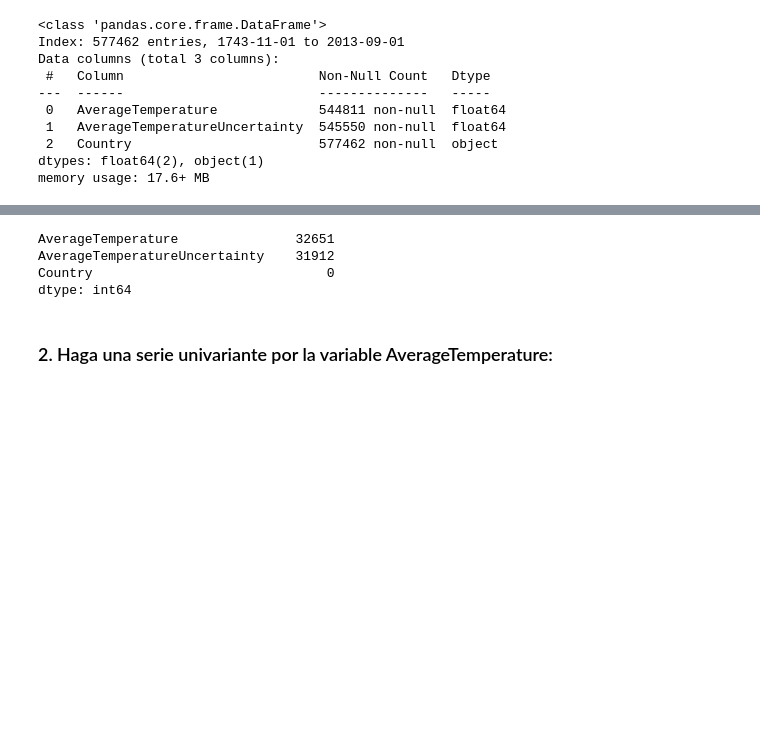
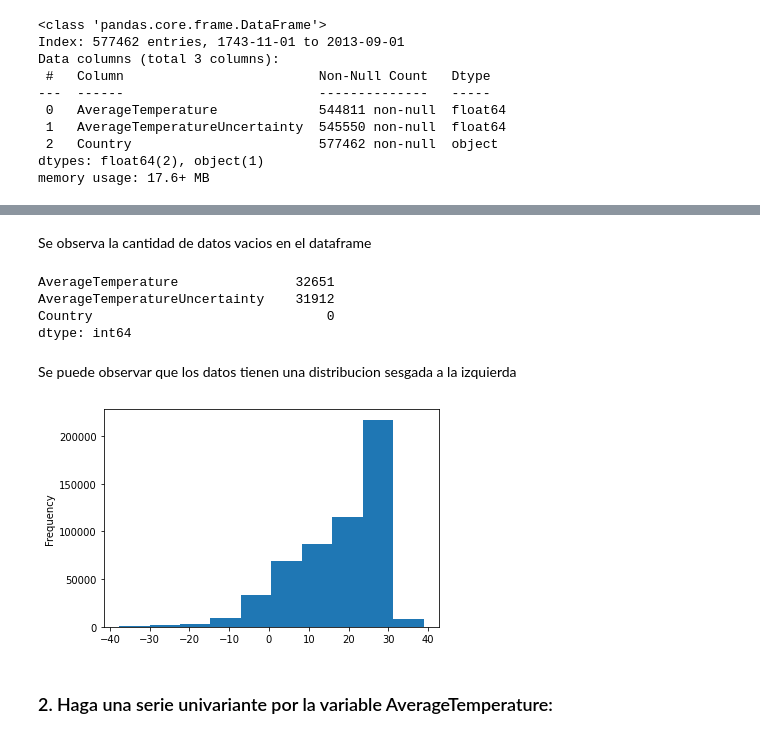
Before and after one commit to JosePabloPonce/Laboratorio-2-Data-Science, a Jupyter notebook: laboratorio.ipynb, the cells around one changed output, grey strips where cells are left out. Saved outputs shown, nothing was run; the diff lists cells and outputs as text; code cells hidden in the pictures; blank space fills up the shorter version.

```diff
--- a/laboratorio.ipynb
+++ b/laboratorio.ipynb
@@ -76,3 +80,5 @@ profile
+# %% [markdown]
+Se observa la cantidad de datos vacios en el dataframe
 # %%
 df.isnull().sum()
 # %% [output]
@@ -80,6 +86,12 @@ AverageTemperature               32651
 AverageTemperatureUncertainty    31912
 Country                              0
 dtype: int64
+# %% [markdown]
+Se puede observar que los datos tienen una distribucion  sesgada a la izquierda
+# %%
+df['AverageTemperature'].plot.hist();
+# %% [output]
+[figure, added]
 # %% [markdown]
 ### 2. Haga una serie univariante por la variable AverageTemperature:
 # %% [markdown]
```
Also changed, not shown: parts of 30 cells of this notebook.
